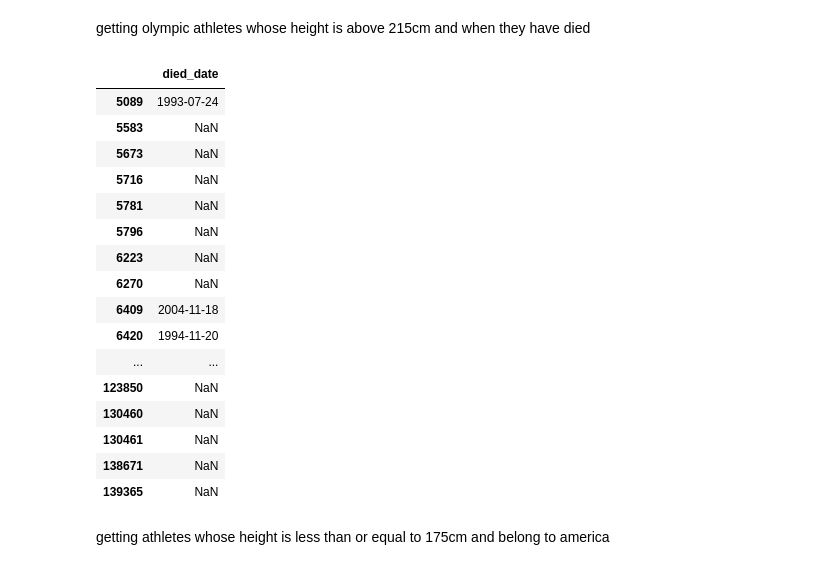
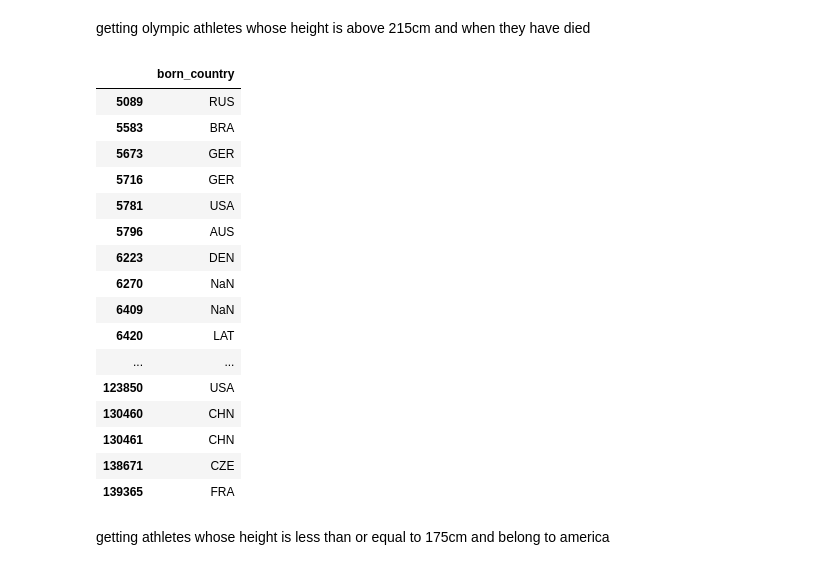
Before and after one commit to hclank/data, a Jupyter notebook: main.ipynb, the cells around one changed output. Drawn from its saved outputs; the diff is of its cells as text; code cells hidden in the pictures.

```diff
--- a/main.ipynb
+++ b/main.ipynb
@@ -88,25 +88,25 @@ coffee.sort_values(["Day", "Coffee Type", "Units Sold"], ascending=[1,0,1])
 # %% [markdown]
 getting olympic athletes whose height is above 215cm and when they have died
 # %%
-bios.loc[bios["height_cm"]>215, ["died_date"]]
+bios.loc[bios["height_cm"]>215, ["born_country"]]
 # %% [output]
-|  | died_date |
-| 5089 | 1993-07-24 |
-| 5583 | NaN |
-| 5673 | NaN |
-| 5716 | NaN |
-| 5781 | NaN |
-| 5796 | NaN |
-| 6223 | NaN |
+|  | born_country |
+| 5089 | RUS |
+| 5583 | BRA |
+| 5673 | GER |
+| 5716 | GER |
+| 5781 | USA |
+| 5796 | AUS |
+| 6223 | DEN |
 | 6270 | NaN |
-| 6409 | 2004-11-18 |
-| 6420 | 1994-11-20 |
+| 6409 | NaN |
+| 6420 | LAT |
 | ... | ... |
-| 123850 | NaN |
-| 130460 | NaN |
-| 130461 | NaN |
-| 138671 | NaN |
-| 139365 | NaN |
+| 123850 | USA |
+| 130460 | CHN |
+| 130461 | CHN |
+| 138671 | CZE |
+| 139365 | FRA |
 # %% [markdown]
 getting athletes whose height is less than or equal to 175cm and belong to america
 # %%
```
Also changed, not shown: parts of 12 cells of this notebook.
